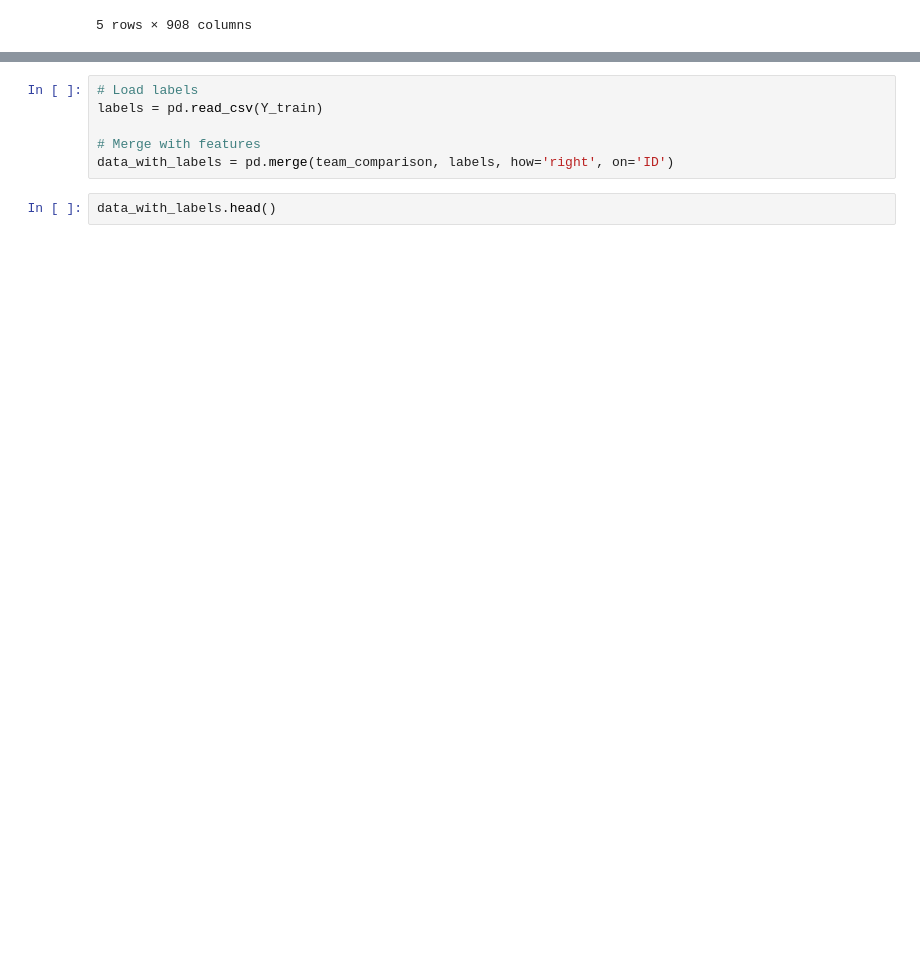
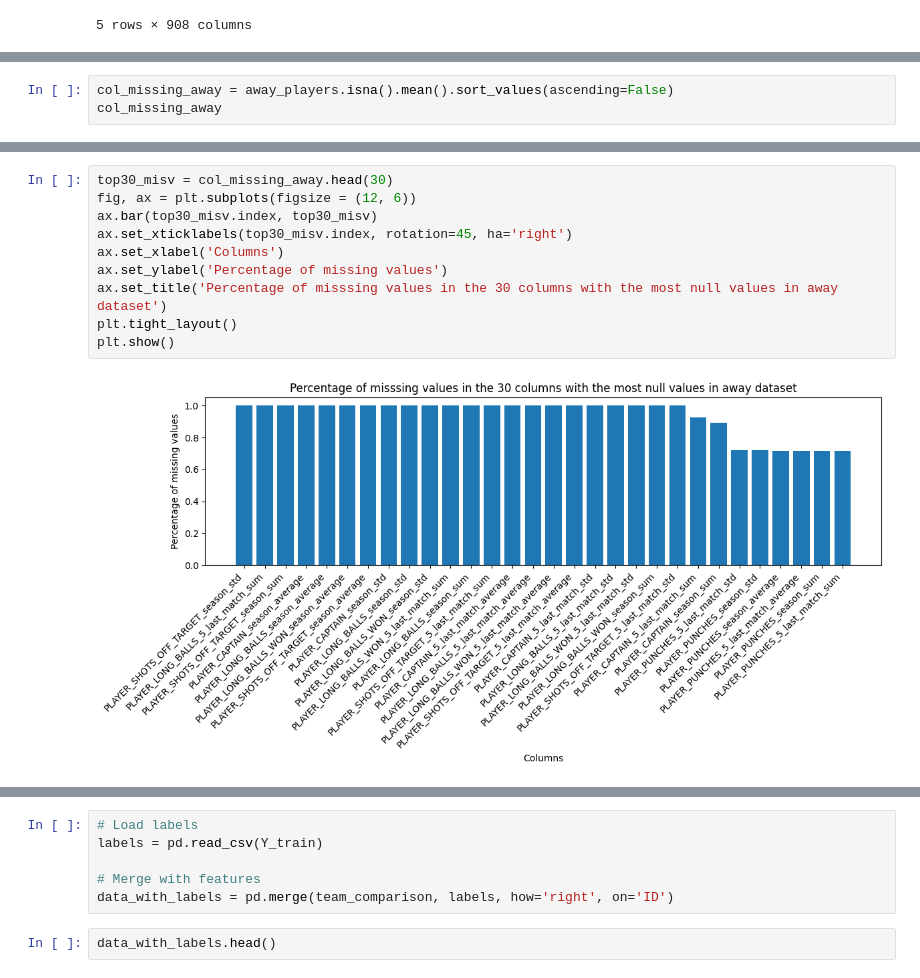
Before and after one commit to samarelayed/GuessTheWinner-DataChallenge, a Jupyter notebook: player_data_notebook.ipynb, the cells around one changed output, grey strips where cells are left out. Saved outputs shown, nothing was run; the diff lists cells and outputs as text; blank space fills up the shorter version.

```diff
--- a/player_data_notebook.ipynb
+++ b/player_data_notebook.ipynb
@@ -205,0 +114,3 @@ team_comparison.head()
+# %%
+col_missing_away = away_players.isna().mean().sort_values(ascending=False)
+col_missing_away
@@ -205,0 +154,12 @@ team_comparison.head()
+# %%
+top30_misv = col_missing_away.head(30)
+fig, ax = plt.subplots(figsize = (12, 6))
+ax.bar(top30_misv.index, top30_misv)
+ax.set_xticklabels(top30_misv.index, rotation=45, ha='right')
+ax.set_xlabel('Columns')
+ax.set_ylabel('Percentage of missing values')
+ax.set_title('Percentage of misssing values in the 30 columns with the most null values in away dataset')
+plt.tight_layout()
+plt.show()
+# %% [output]
+[figure, added]
```
Also changed, not shown: parts of 80 cells of this notebook.
